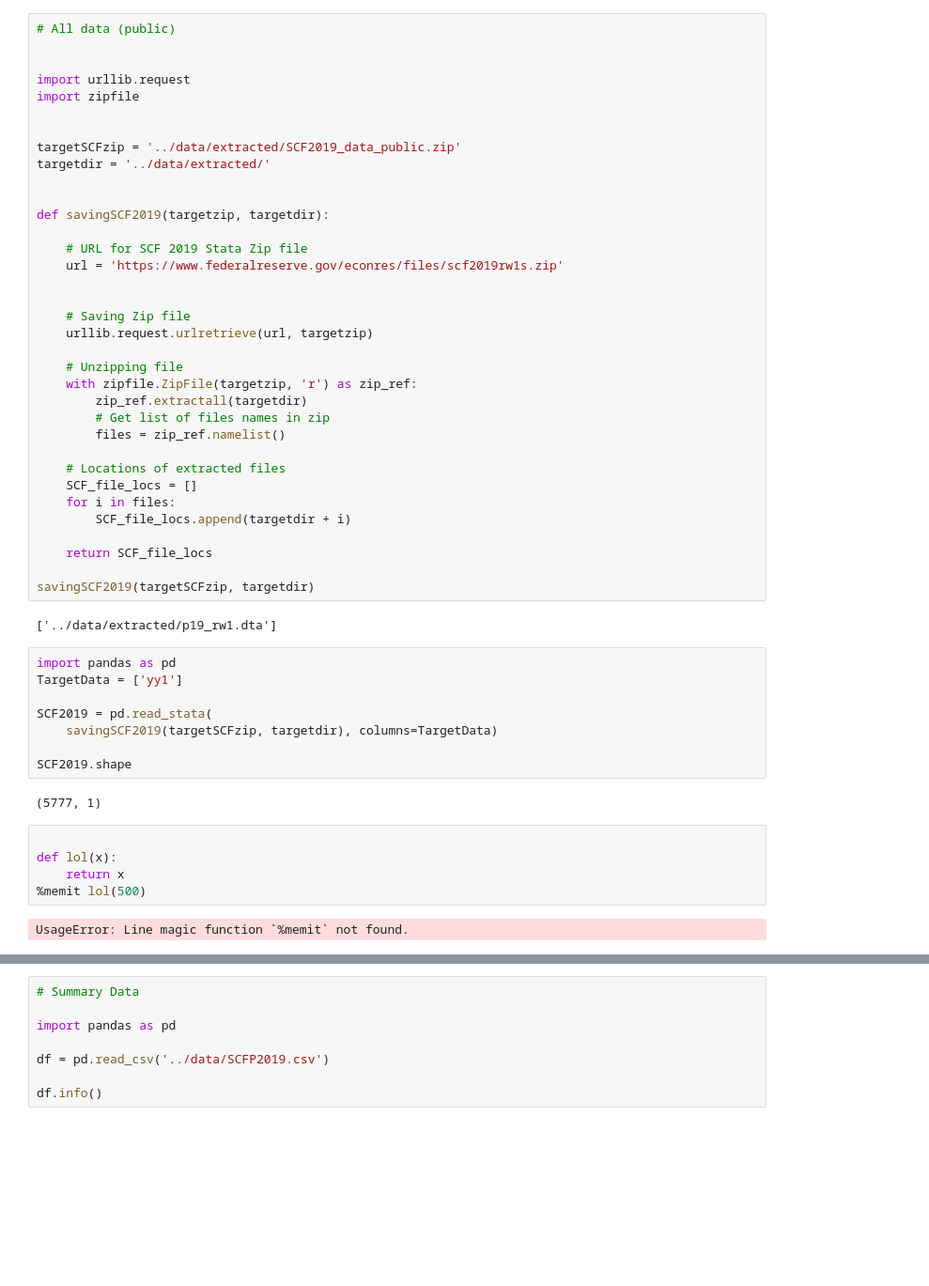
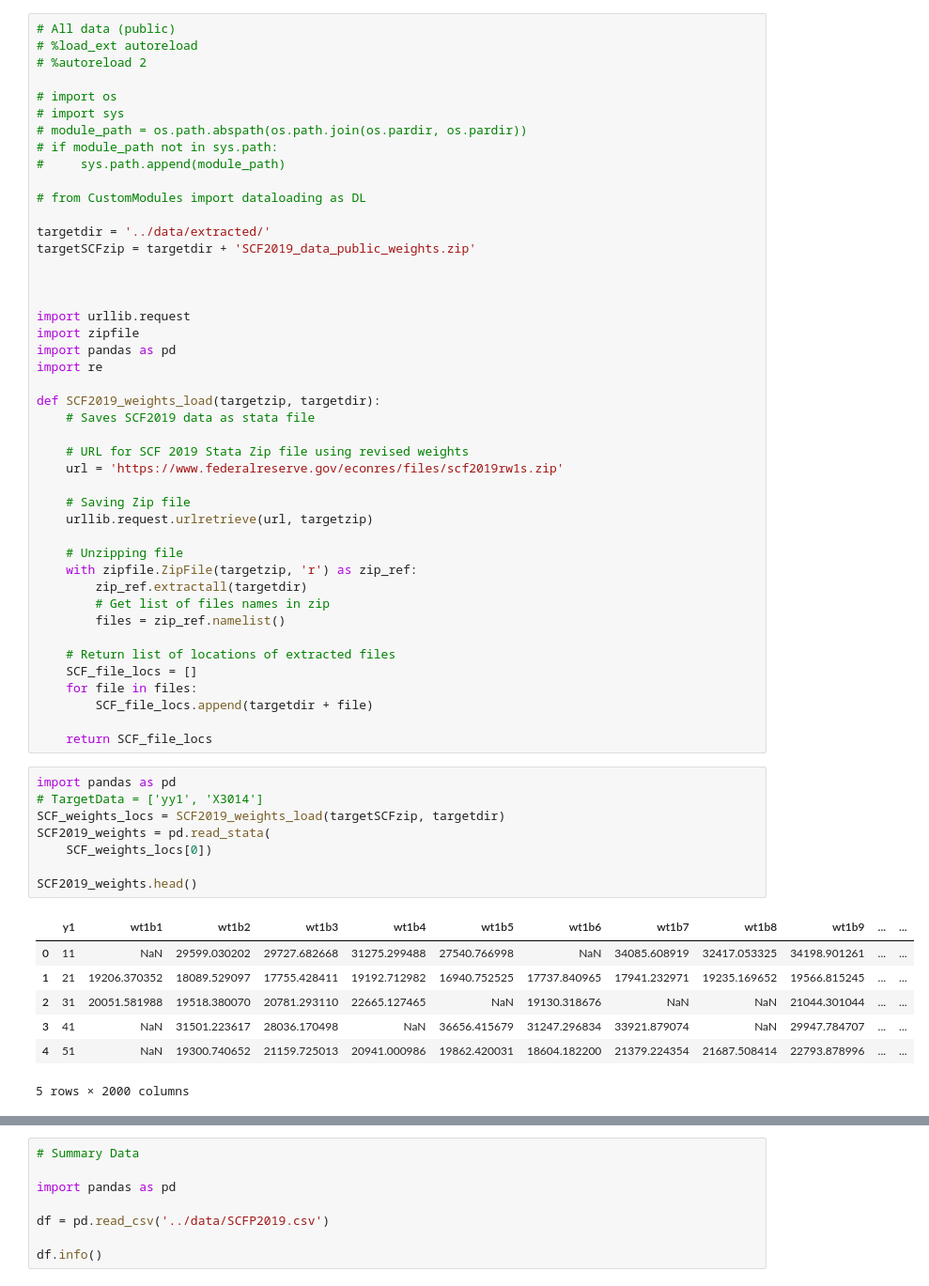
Before and after one commit to danvalen1/Consumer-finance, a Jupyter notebook: notebooks/dataloading.ipynb, the cells around one changed output, grey strips where cells are left out. Shown: that part at 94% size. Saved outputs shown, nothing was run; the diff lists cells and outputs as text; blank space fills up the shorter version.

Commit message:
Added other data sources and dataloading funcs

```diff
--- a/notebooks/dataloading.ipynb
+++ b/notebooks/dataloading.ipynb
@@ -1,20 +3,31 @@
 # %%
 # All data (public)
+# %load_ext autoreload
+# %autoreload 2
+
+# import os
+# import sys
+# module_path = os.path.abspath(os.path.join(os.pardir, os.pardir))
+# if module_path not in sys.path:
+#     sys.path.append(module_path)
+
+# from CustomModules import dataloading as DL
+
+targetdir = '../data/extracted/'
+targetSCFzip = targetdir + 'SCF2019_data_public_weights.zip'
+
 
 
 import urllib.request
 import zipfile
+import pandas as pd
+import re
 
+def SCF2019_weights_load(targetzip, targetdir):
+    # Saves SCF2019 data as stata file
 
-targetSCFzip = '../data/extracted/SCF2019_data_public.zip'
-targetdir = '../data/extracted/'
-
-
-def savingSCF2019(targetzip, targetdir):
-
-    # URL for SCF 2019 Stata Zip file
+    # URL for SCF 2019 Stata Zip file using revised weights
     url = 'https://www.federalreserve.gov/econres/files/scf2019rw1s.zip'
-
 
     # Saving Zip file
     urllib.request.urlretrieve(url, targetzip)
@@ -25,30 +38,25 @@ def savingSCF2019(targetzip, targetdir):
         # Get list of files names in zip
         files = zip_ref.namelist()
 
-    # Locations of extracted files
+    # Return list of locations of extracted files
     SCF_file_locs = []
-    for i in files:
-        SCF_file_locs.append(targetdir + i)
+    for file in files:
+        SCF_file_locs.append(targetdir + file)
 
     return SCF_file_locs
-
-savingSCF2019(targetSCFzip, targetdir)
-# %% [output]
-['../data/extracted/p19_rw1.dta']
 # %%
 import pandas as pd
-TargetData = ['yy1']
+# TargetData = ['yy1', 'X3014']
+SCF_weights_locs = SCF2019_weights_load(targetSCFzip, targetdir)
+SCF2019_weights = pd.read_stata(
+    SCF_weights_locs[0])
 
-SCF2019 = pd.read_stata(
-    savingSCF2019(targetSCFzip, targetdir), columns=TargetData)
-
-SCF2019.shape
+SCF2019_weights.head()
 # %% [output]
+|  | y1 | wt1b1 | wt1b2 | wt1b3 | wt1b4 | wt1b5 | wt1b6 | wt1b7 | wt1b8 | wt1b9 | ... | ... |
+| 0 | 11 | NaN | 29599.030202 | 29727.682668 | 31275.299488 | 27540.766998 | NaN | 34085.608919 | 32417.053325 | 34198.901261 | ... | ... |
+| 1 | 21 | 19206.370352 | 18089.529097 | 17755.428411 | 19192.712982 | 16940.752525 | 17737.840965 | 17941.232971 | 19235.169652 | 19566.815245 | ... | ... |
+| 2 | 31 | 20051.581988 | 19518.380070 | 20781.293110 | 22665.127465 | NaN | 19130.318676 | NaN | NaN | 21044.301044 | ... | ... |
+| 3 | 41 | NaN | 31501.223617 | 28036.170498 | NaN | 36656.415679 | 31247.296834 | 33921.879074 | NaN | 29947.784707 | ... | ... |
+| 4 | 51 | NaN | 19300.740652 | 21159.725013 | 20941.000986 | 19862.420031 | 18604.182200 | 21379.224354 | 21687.508414 | 22793.878996 | ... | ... |
-(5777, 1)
+5 rows × 2000 columns
-# %%
-
-def lol(x):
-    return x
-%memit lol(500)
-# %% [output]
-UsageError: Line magic function `%memit` not found.
```
Also changed, not shown: parts of 16 cells of this notebook, 9 other files.
